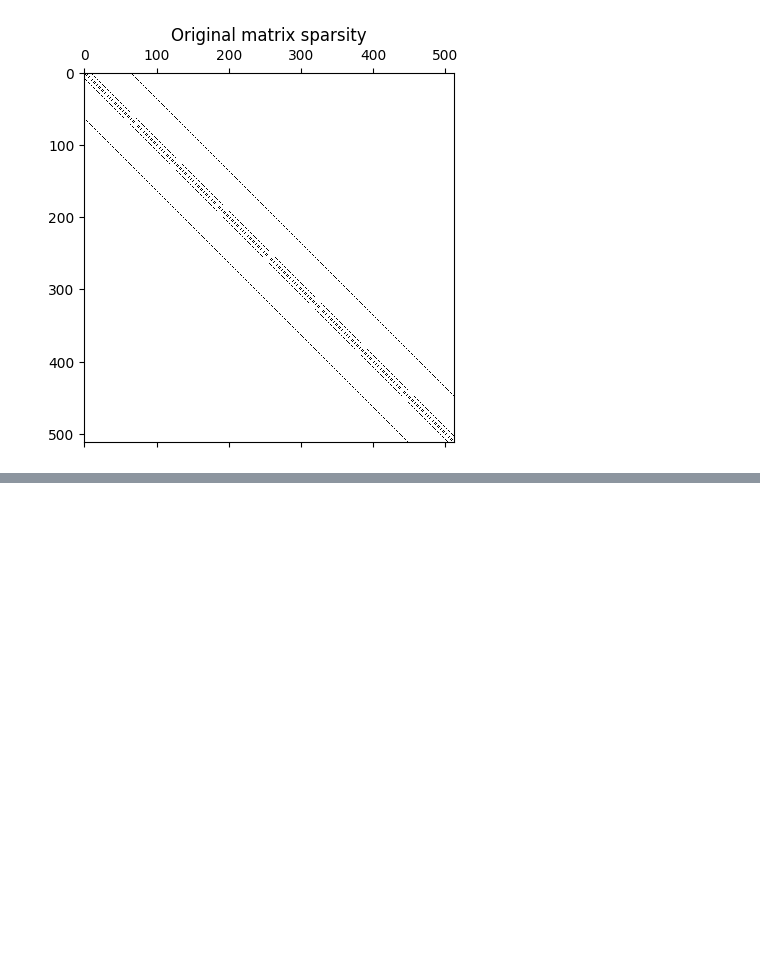
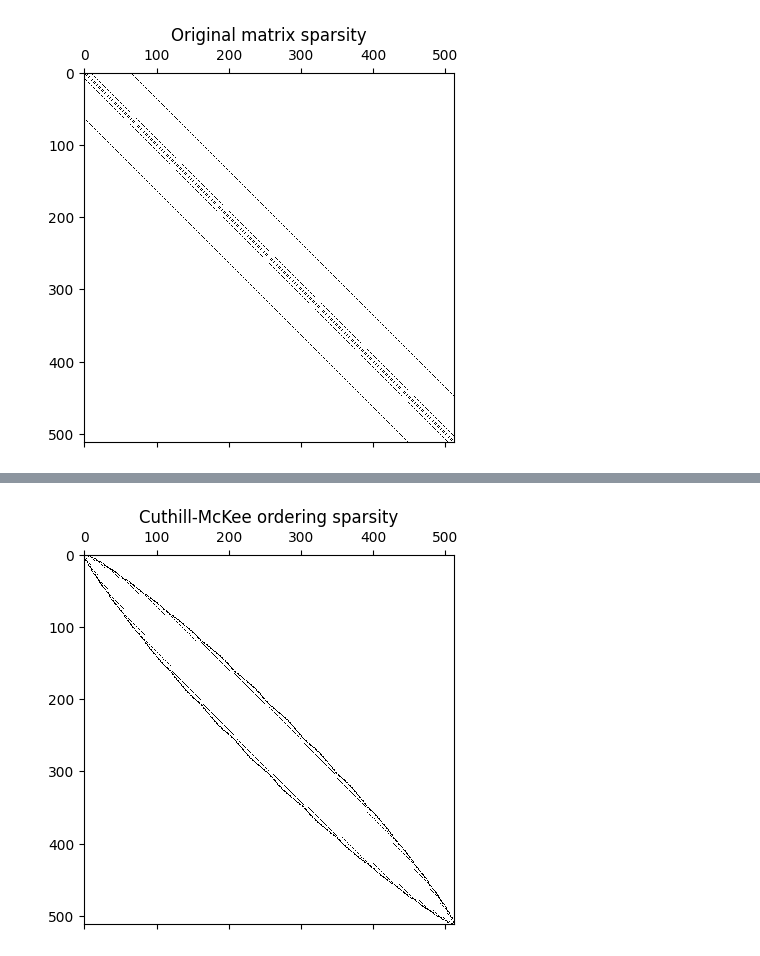
Before and after one commit to MicelloK/matrix-aglorithms, a Jupyter notebook: lab4/lab4.ipynb, the cells around one changed output, grey strips where cells are left out. Drawn from its saved outputs; the diff is of its cells as text; code cells hidden in the pictures; blank space fills up the shorter version.

```diff
--- a/lab4/lab4.ipynb
+++ b/lab4/lab4.ipynb
@@ -295,0 +282,5 @@ plot_sparisity(perm_matrix, "Permuted matrix sparsity")
+# %%
+perm_matrix = permutate_matrix(matrix, cuthill_mckee_ordering(matrix))
+plot_sparisity(perm_matrix, "Cuthill-McKee ordering sparsity")
+# %% [output]
+[figure, added]
```
Also changed, not shown: parts of 15 cells of this notebook.
